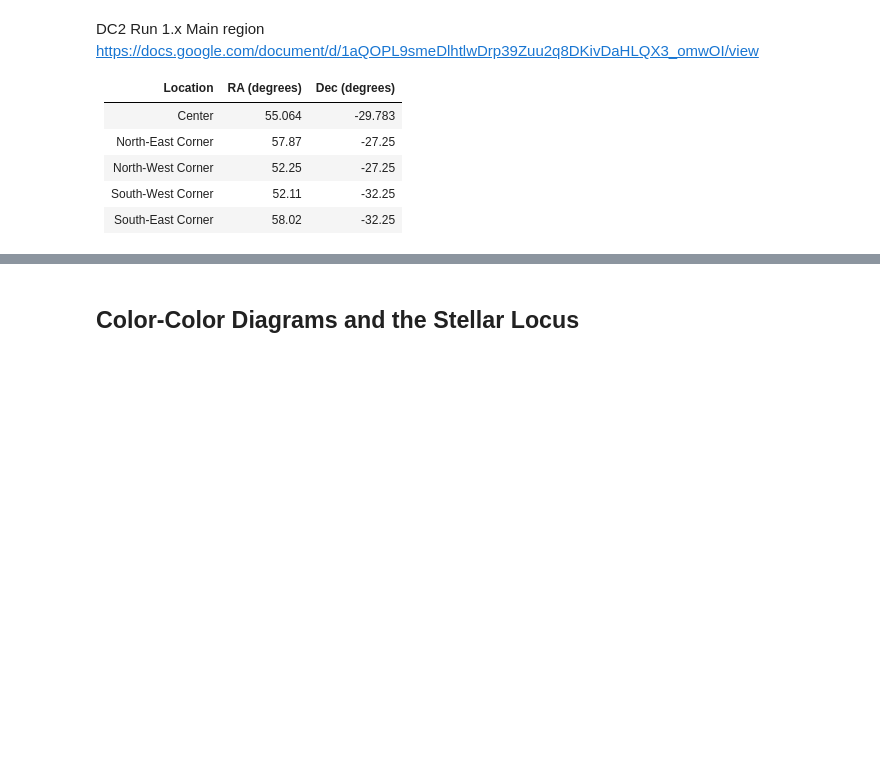
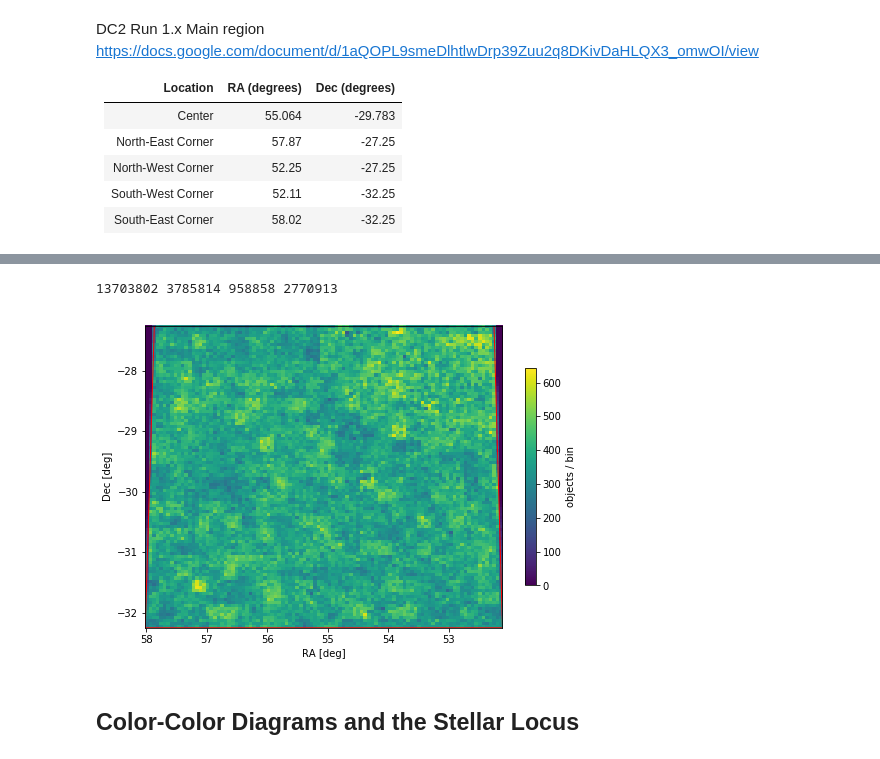
Before and after one commit to LSSTDESC/DC2-analysis, a Jupyter notebook: contributed/validate_dc2_object_table.ipynb, the cells around one changed output, grey strips where cells are left out. Cells and saved outputs as stored; diff of their text form; code cells hidden in the pictures; blank space fills up the shorter version.

```diff
--- a/contributed/validate_dc2_object_table.ipynb
+++ b/contributed/validate_dc2_object_table.ipynb
@@ -36,14 +38,22 @@ cmap = 'viridis_r'
 # %% [markdown]
 ## Load Data
 # %%
-catalog_name = 'dc2_object_run1.2p'
+catalog_name = 'dc2_object_run1.2i_with_photoz'
 # %%
 cat = GCRCatalogs.load_catalog(catalog_name)
 # %%
 # The cat object knows about its base directory
 # We'll look there for the Parquet file
-dpdd_parquet_file = 'dpdd_{}.parquet'.format(catalog_name)
-dpdd_parquet_file = os.path.join(cat.base_dir, dpdd_parquet_file)
+# dpdd_parquet_file = 'dpdd_{}.parquet'.format(catalog_name)
+# dpdd_parquet_dir = cat.base_dir
+dpdd_parquet_file = 'dpdd_dc2_object_run1.2i.parquet'
+dpdd_parquet_dir = '/global/projecta/projectdirs/lsst/global/in2p3/Run1.2i/object_catalog_new'
+
+dpdd_parquet_file = 'dpdd_dc2_object_run1.2p.parquet'
+dpdd_parquet_dir = '/global/projecta/projectdirs/lsst/global/in2p3/Run1.2p/object_catalog_v4'
+
+
+dpdd_parquet_file = os.path.join(dpdd_parquet_dir, dpdd_parquet_file)
 # %%
 df = pd.read_parquet(dpdd_parquet_file)
 # %% [markdown]
@@ -109,21 +121,29 @@ stars = good[good['extendedness'] == 0]
 galaxies = good[good['extendedness'] > 0]
 # %%
 print(len(df), len(good), len(stars), len(galaxies))
+# %% [output]
+13703802 3785814 958858 2770913
 # %%
-fig = plt.figure(figsize=(8, 8))
-ax = plt.gca()
-ax.set_aspect(1)
+def plot_ra_dec(cat):
+    """We're just doing this on a rectilearn grid.
+    We should do a projection, of course, but that distortion is minor in this space."""
+    fig = plt.figure(figsize=(8, 8))
+    ax = plt.gca()
+    ax.set_aspect(1)
 
-plt.hist2d(good['ra'], good['dec'], bins=100)
-plt.xlim(plt.xlim()[::-1])  # Flip to East left
-plt.xlabel('RA [deg]')
-plt.ylabel('Dec [deg]')
-plt.colorbar(shrink=0.5, label='objects / bin')
+    plt.hist2d(cat['ra'], cat['dec'], bins=100)
+    plt.xlim(plt.xlim()[::-1])  # Flip to East left
+    plt.xlabel('RA [deg]')
+    plt.ylabel('Dec [deg]')
+    plt.colorbar(shrink=0.5, label='objects / bin')
 
-region = Polygon(dc2_run1x_region, color='red', fill=False)
-ax.add_patch(region);
-
-plt.savefig('%s_good_inside_ra_dec.png' % catalog_name)
+    region = Polygon(dc2_run1x_region, color='red', fill=False)
+    ax.add_patch(region);
+# %%
+plot_ra_dec(good)
+plt.savefig('%s_good_inside_ra_dec.png' % catalog_name)
+# %% [output]
+[figure, added]
 # %% [markdown]
 ## Color-Color Diagrams and the Stellar Locus
 # %%
```
Also changed, not shown: parts of 28 cells of this notebook.
